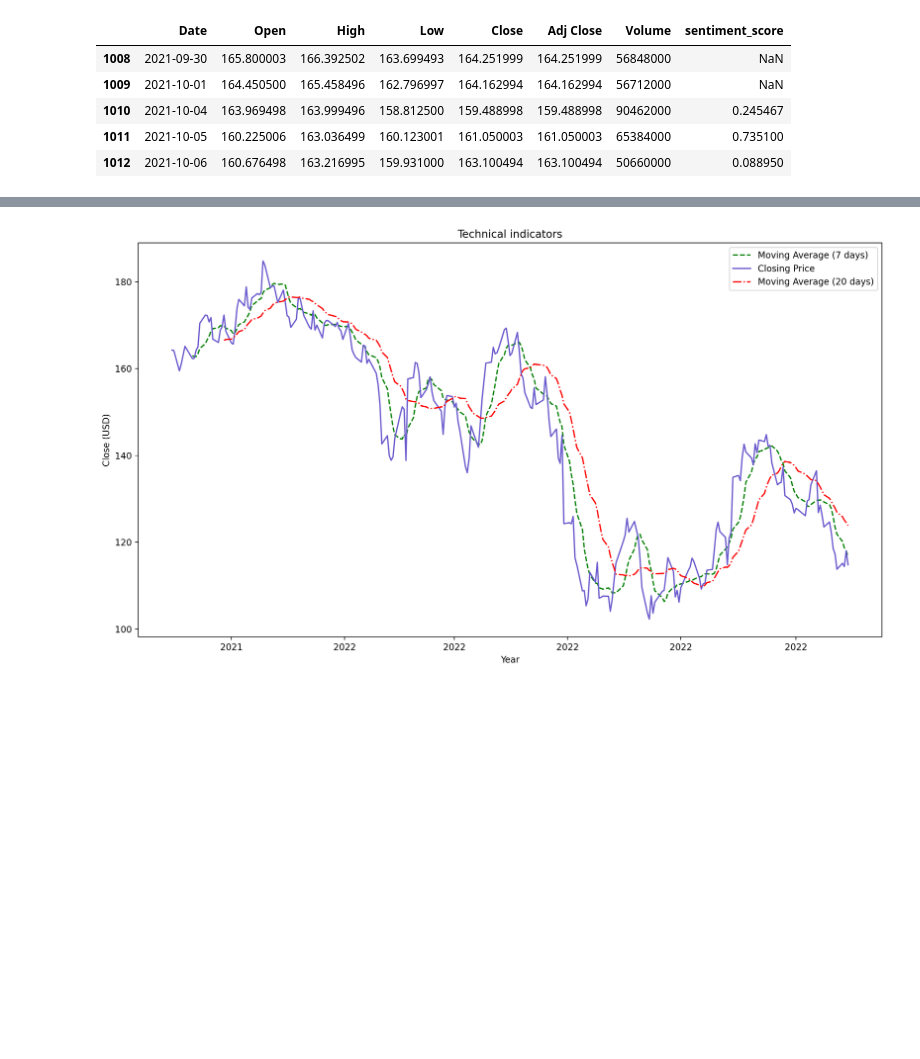
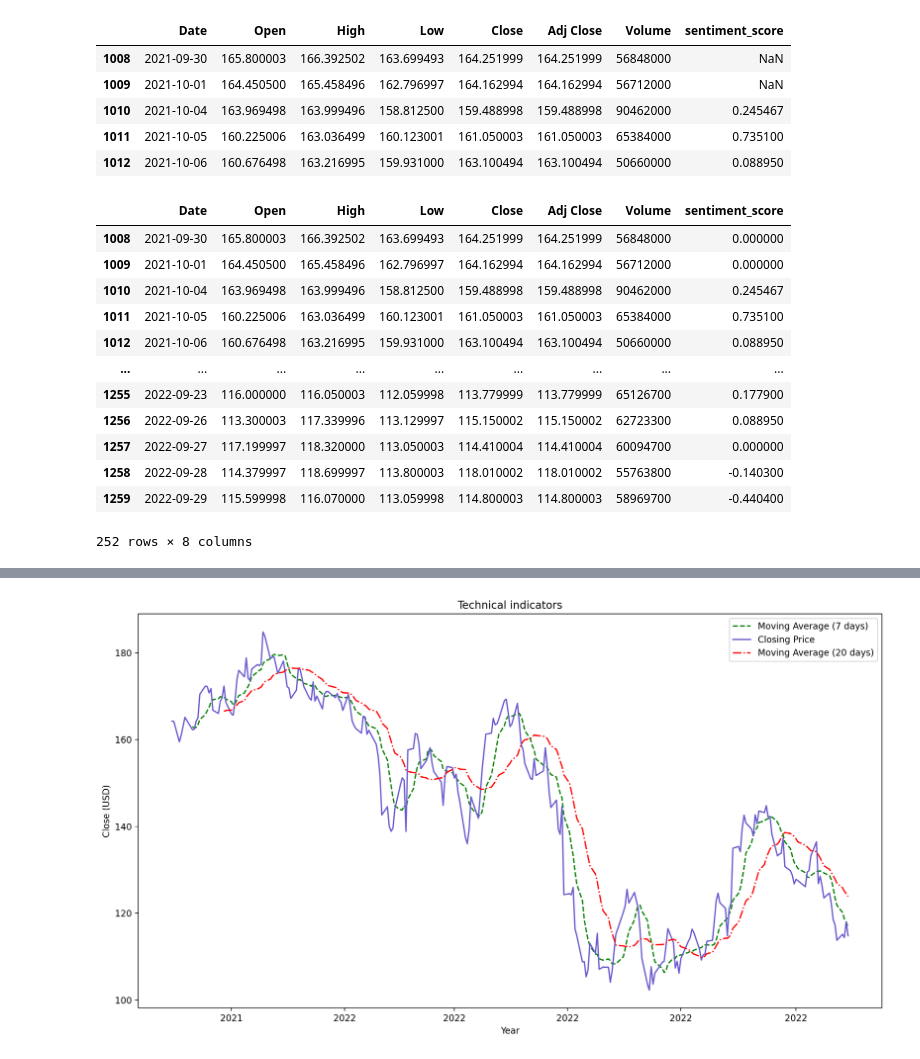
Before and after one commit to akshatdawange/SentimentAnalysis, a Jupyter notebook: NewsSentimentAnalysis.ipynb, the cells around one changed output, grey strips where cells are left out. Cells and saved outputs as stored; diff of their text form; code cells hidden in the pictures; blank space fills up the shorter version.

```diff
--- a/NewsSentimentAnalysis.ipynb
+++ b/NewsSentimentAnalysis.ipynb
@@ -141,6 +141,22 @@ final_df.head()
 | 1010 | 2021-10-04 | 163.969498 | 163.999496 | 158.812500 | 159.488998 | 159.488998 | 90462000 | 0.245467 |
 | 1011 | 2021-10-05 | 160.225006 | 163.036499 | 160.123001 | 161.050003 | 161.050003 | 65384000 | 0.735100 |
 | 1012 | 2021-10-06 | 160.676498 | 163.216995 | 159.931000 | 163.100494 | 163.100494 | 50660000 | 0.088950 |
+# %%
+final_df.replace(to_replace=np.nan, value=0)
+# %% [output]
+|  | Date | Open | High | Low | Close | Adj Close | Volume | sentiment_score |
+| 1008 | 2021-09-30 | 165.800003 | 166.392502 | 163.699493 | 164.251999 | 164.251999 | 56848000 | 0.000000 |
+| 1009 | 2021-10-01 | 164.450500 | 165.458496 | 162.796997 | 164.162994 | 164.162994 | 56712000 | 0.000000 |
+| 1010 | 2021-10-04 | 163.969498 | 163.999496 | 158.812500 | 159.488998 | 159.488998 | 90462000 | 0.245467 |
+| 1011 | 2021-10-05 | 160.225006 | 163.036499 | 160.123001 | 161.050003 | 161.050003 | 65384000 | 0.735100 |
+| 1012 | 2021-10-06 | 160.676498 | 163.216995 | 159.931000 | 163.100494 | 163.100494 | 50660000 | 0.088950 |
+| ... | ... | ... | ... | ... | ... | ... | ... | ... |
+| 1255 | 2022-09-23 | 116.000000 | 116.050003 | 112.059998 | 113.779999 | 113.779999 | 65126700 | 0.177900 |
+| 1256 | 2022-09-26 | 113.300003 | 117.339996 | 113.129997 | 115.150002 | 115.150002 | 62723300 | 0.088950 |
+| 1257 | 2022-09-27 | 117.199997 | 118.320000 | 113.050003 | 114.410004 | 114.410004 | 60094700 | 0.000000 |
+| 1258 | 2022-09-28 | 114.379997 | 118.699997 | 113.800003 | 118.010002 | 118.010002 | 55763800 | -0.140300 |
+| 1259 | 2022-09-29 | 115.599998 | 116.070000 | 113.059998 | 114.800003 | 114.800003 | 58969700 | -0.440400 |
+252 rows × 8 columns
 # %%
 def get_tech_ind(data):
     data['MA7'] = data.iloc[:,4].rolling(window=8).mean()
```
Also changed, not shown: parts of 6 cells of this notebook.
